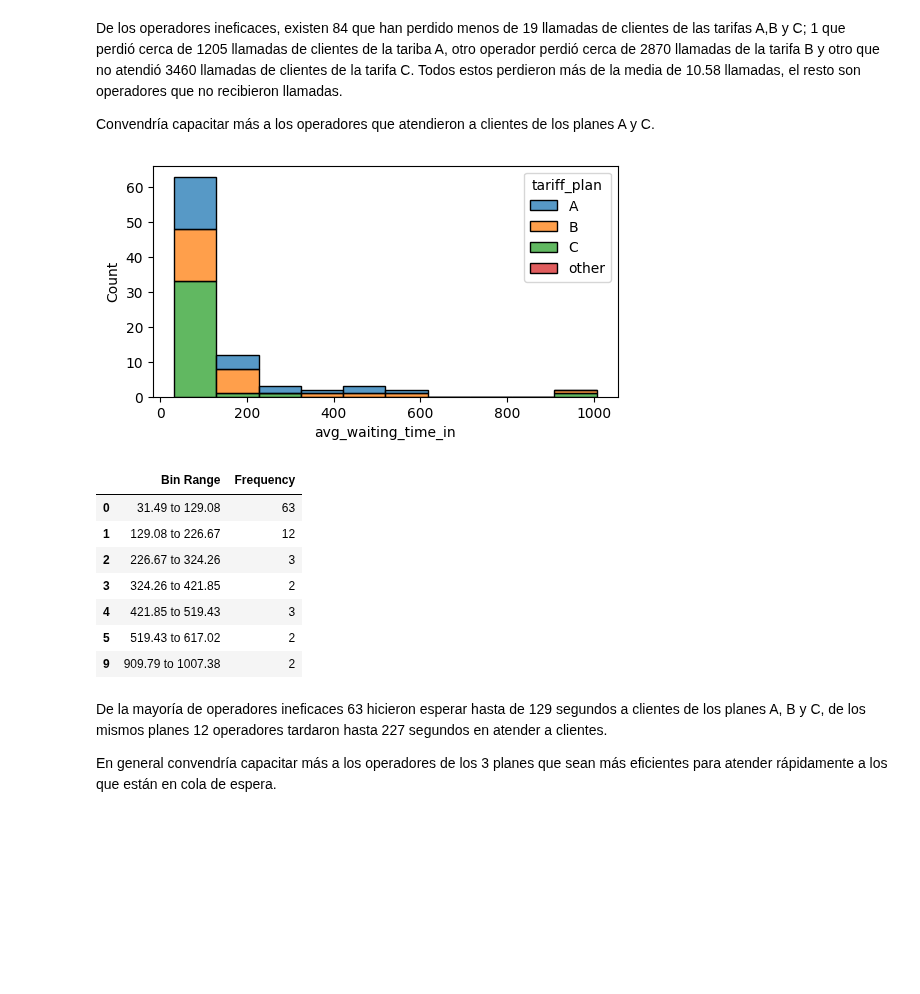
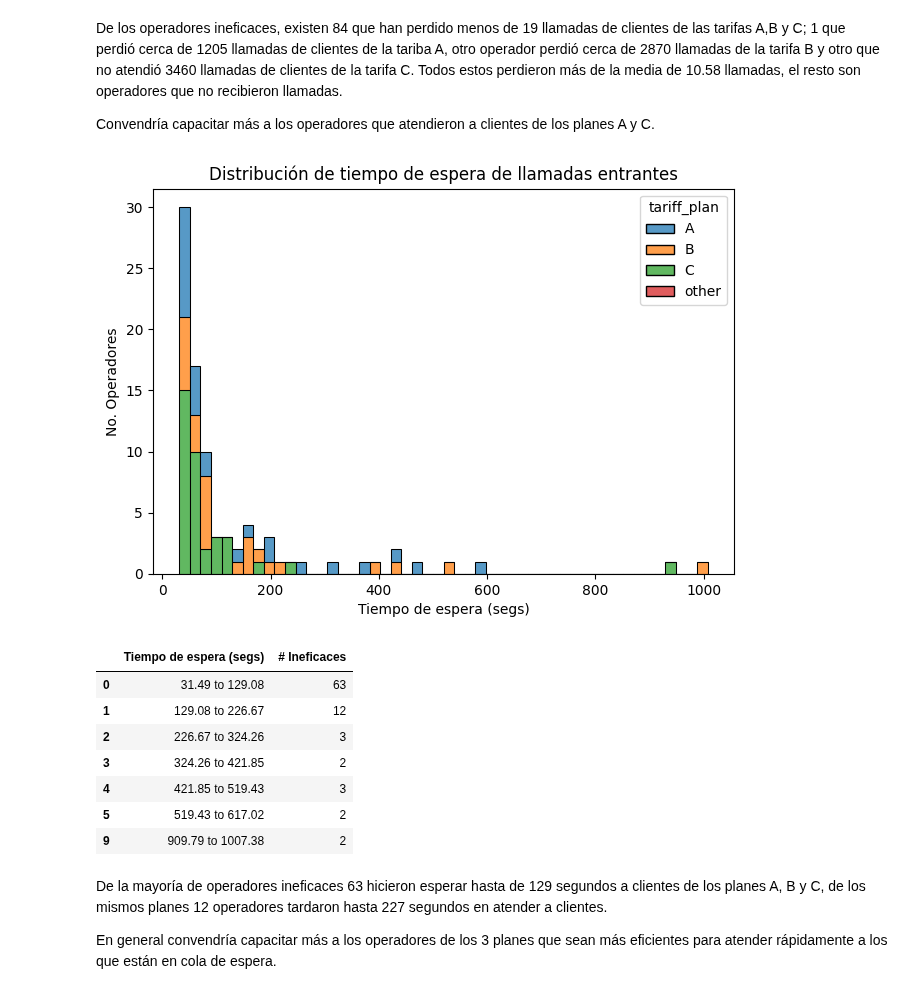
Before and after one commit to ScinDBad/DA_proyecto_final, a Jupyter notebook: Telecom/telecom.ipynb, the cells around one changed output. Drawn from its saved outputs; the diff is of its cells as text; code cells hidden in the pictures; blank space fills up the shorter version.

```diff
--- a/Telecom/telecom.ipynb
+++ b/Telecom/telecom.ipynb
@@ -1270,14 +1287,19 @@ De los operadores ineficaces, existen 84 que han perdido menos de 19 llamadas de
 Convendría capacitar más a los operadores que atendieron a clientes de los planes A y C.
 # %%
 # Trazar histograma de tiempo de espera de llamadas entrantes por operadores ineficaces
-plt.figure(figsize=(6,3))
-sns.histplot(data=report[mask], x='avg_waiting_time_in', bins=10, hue='tariff_plan', multiple='stack')
+plt.figure(figsize=(7.5,5))
+sns.histplot(data=report[mask], x='avg_waiting_time_in', bins=50, hue='tariff_plan', multiple='stack')
+plt.title('Distribución de tiempo de espera de llamadas entrantes')
+plt.ylabel('No. Operadores')
+plt.xlabel('Tiempo de espera (segs)')
 plt.show()
 
-freq_table(data = report[mask]['avg_waiting_time_in'], bins=10) # mostrar tabla de frecuencias
+hist_table = freq_table(data=report[mask]['avg_waiting_time_in'], bins=10)
+hist_table.columns = ['Tiempo de espera (segs)', '# Ineficaces']
+display(hist_table) # mostrar tabla de frecuencias
 # %% [output]
-[figure, old version]
+[figure, new version]
-|  | Bin Range | Frequency |
+|  | Tiempo de espera (segs) | # Ineficaces |
 | 0 | 31.49 to 129.08 | 63 |
 | 1 | 129.08 to 226.67 | 12 |
 | 2 | 226.67 to 324.26 | 3 |
```
Also changed, not shown: parts of 17 cells of this notebook.
